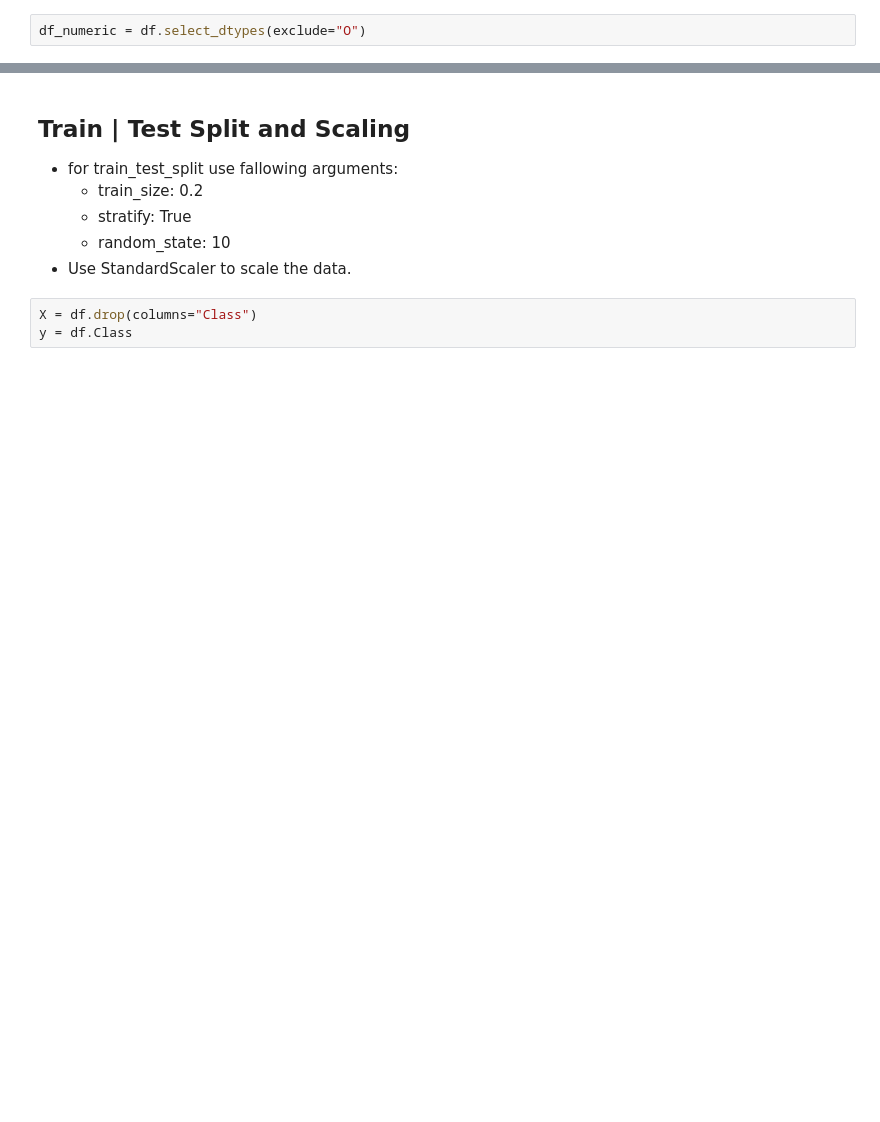
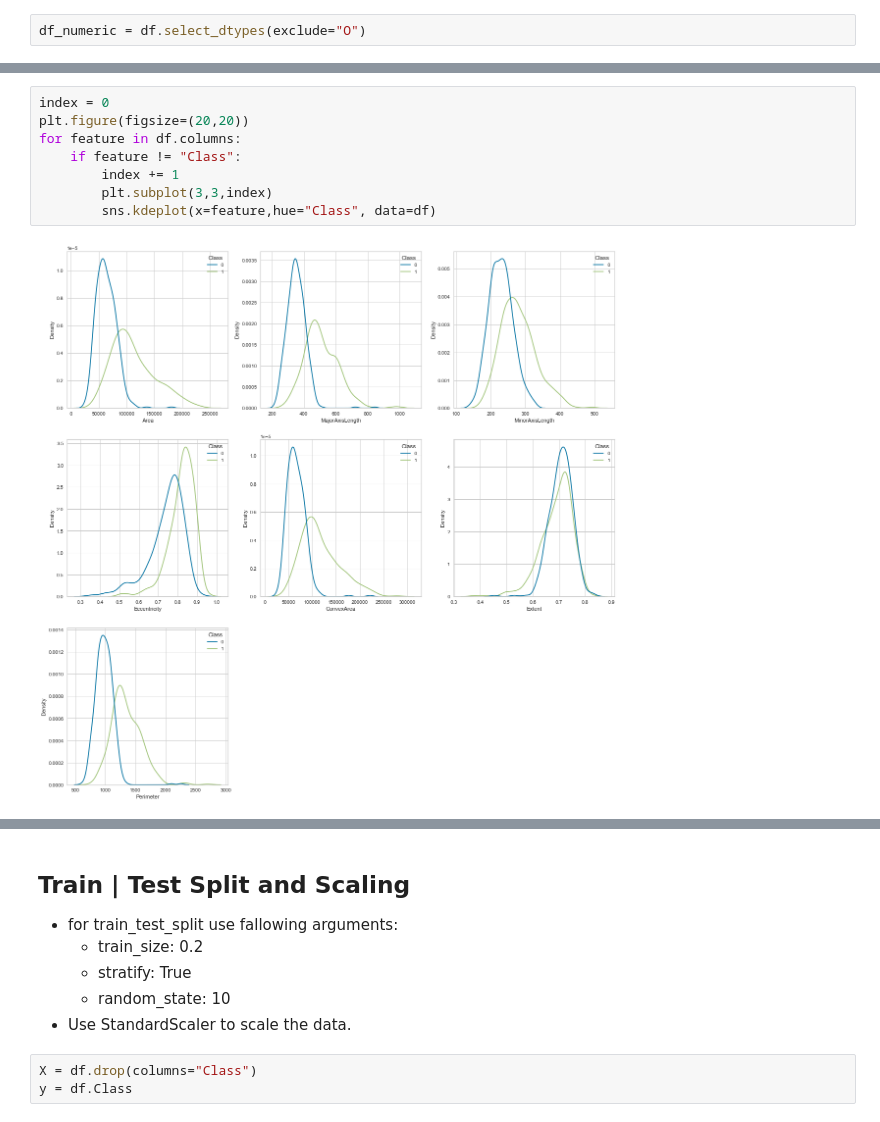
Before and after one commit to habip-bingol/Machine_Learning, a Jupyter notebook: Case_Study_2/Raisin_Class_Prediction_blank.ipynb, the cells around one changed output, grey strips where cells are left out. Drawn from its saved outputs; the diff is of its cells as text; blank space fills up the shorter version.

```diff
--- a/Case_Study_2/Raisin_Class_Prediction_blank.ipynb
+++ b/Case_Study_2/Raisin_Class_Prediction_blank.ipynb
@@ -125,3 +151,13 @@ df.boxplot()
+# %%
+index = 0
+plt.figure(figsize=(20,20))
+for feature in df.columns:
+    if feature != "Class":
+        index += 1
+        plt.subplot(3,3,index)
+        sns.kdeplot(x=feature,hue="Class", data=df)
+# %% [output]
+[figure, added]
 # %%
 df.corr()
 # %% [output]
```
Also changed, not shown: parts of 41 cells of this notebook.
